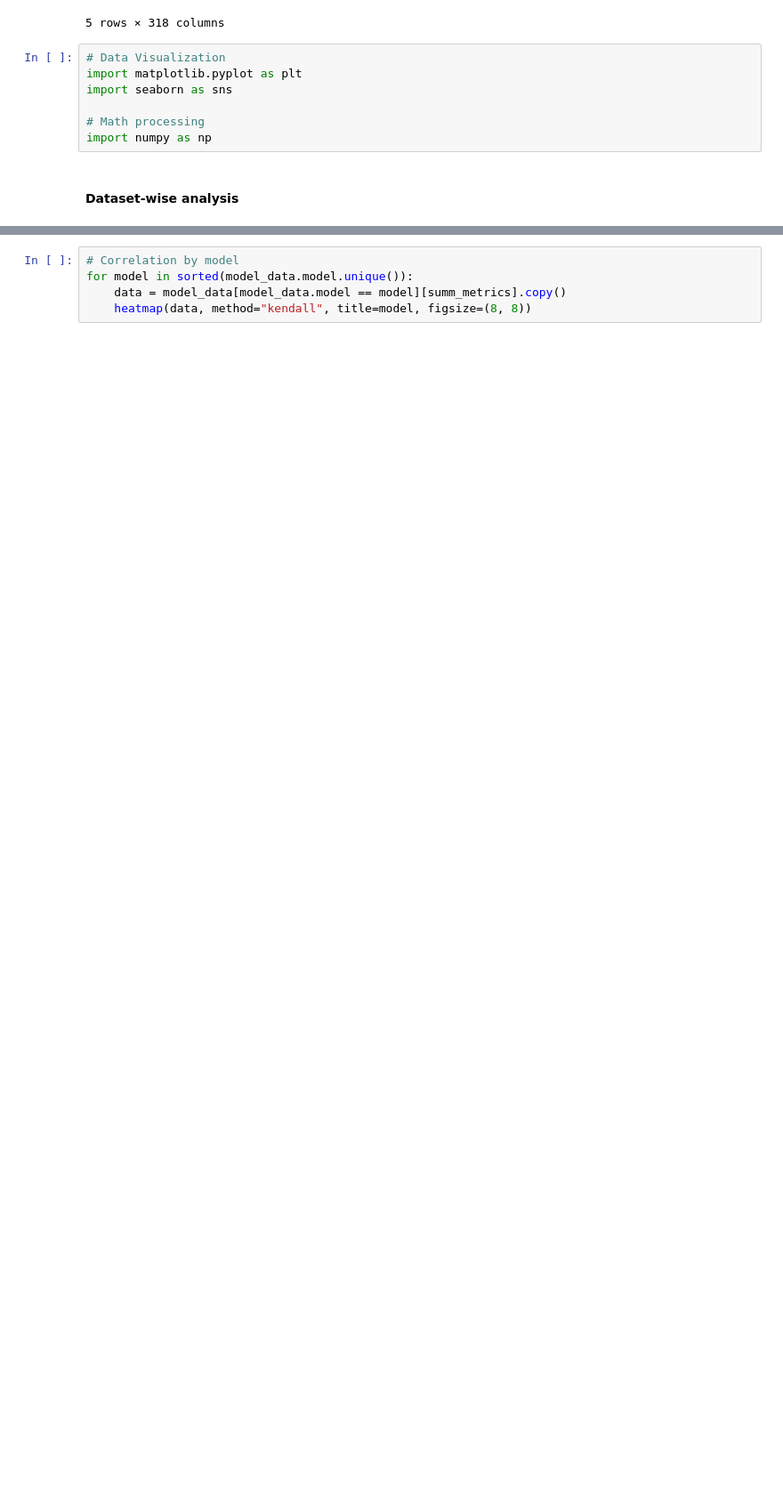
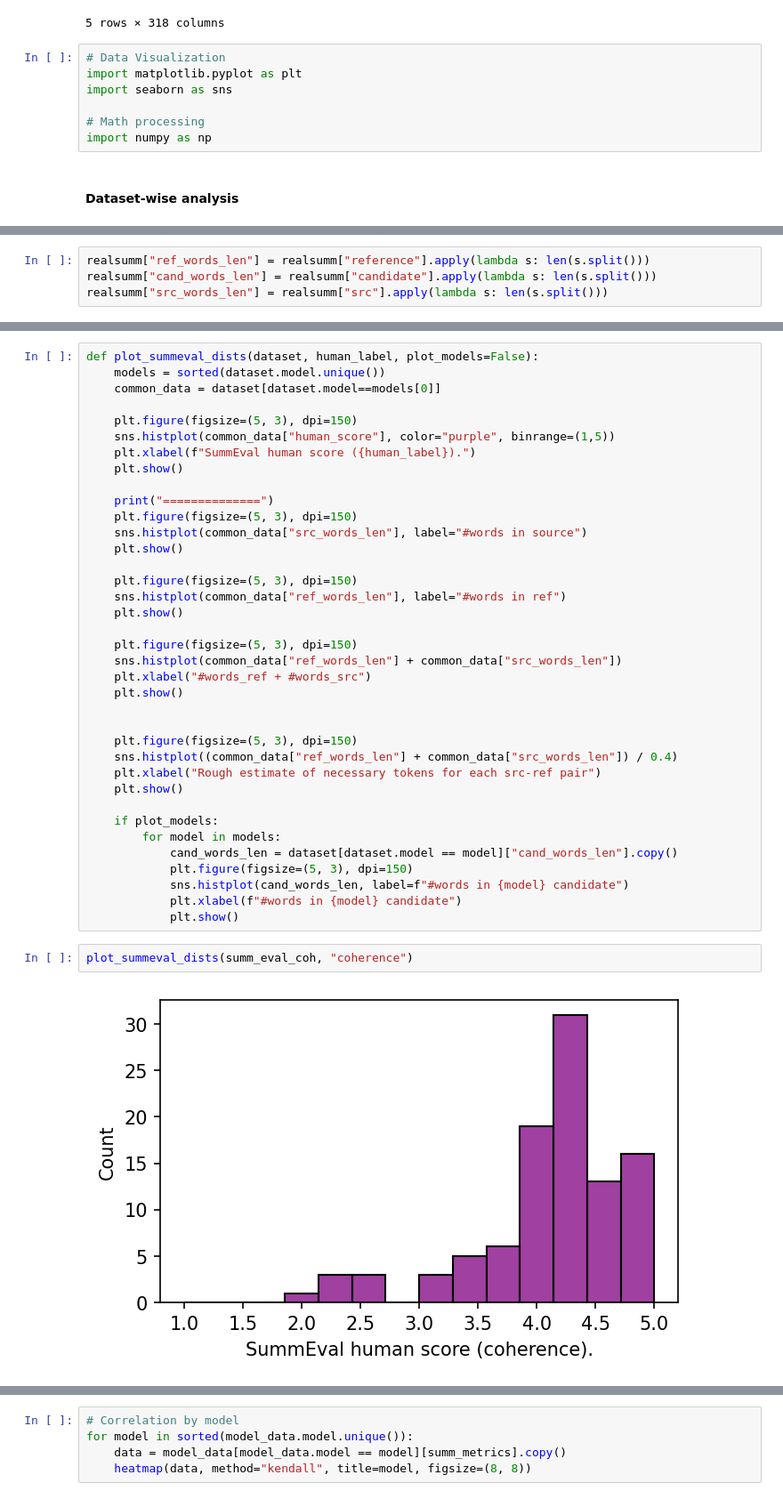
Before and after one commit to PastelBelem8/BARTScore, a Jupyter notebook: analysis.ipynb, the cells around one changed output, grey strips where cells are left out. Shown at 89% size. Drawn from its saved outputs; the diff is of its cells as text; blank space fills up the shorter version.

```diff
--- a/analysis.ipynb
+++ b/analysis.ipynb
@@ -235,0 +208,4 @@ import numpy as np
+# %%
+realsumm["ref_words_len"] = realsumm["reference"].apply(lambda s: len(s.split()))
+realsumm["cand_words_len"] = realsumm["candidate"].apply(lambda s: len(s.split()))
+realsumm["src_words_len"] = realsumm["src"].apply(lambda s: len(s.split()))
@@ -235,0 +279,41 @@ import numpy as np
+# %%
+def plot_summeval_dists(dataset, human_label, plot_models=False):
+    models = sorted(dataset.model.unique())
+    common_data = dataset[dataset.model==models[0]]
+
+    plt.figure(figsize=(5, 3), dpi=150)
+    sns.histplot(common_data["human_score"], color="purple", binrange=(1,5))
+    plt.xlabel(f"SummEval human score ({human_label}).")
+    plt.show()
+
+    print("==============")
+    plt.figure(figsize=(5, 3), dpi=150)
+    sns.histplot(common_data["src_words_len"], label="#words in source")
+    plt.show()
+
+    plt.figure(figsize=(5, 3), dpi=150)
+    sns.histplot(common_data["ref_words_len"], label="#words in ref")
+    plt.show()
+
+    plt.figure(figsize=(5, 3), dpi=150)
+    sns.histplot(common_data["ref_words_len"] + common_data["src_words_len"])
+    plt.xlabel("#words_ref + #words_src")
+    plt.show()
+
+
+    plt.figure(figsize=(5, 3), dpi=150)
+    sns.histplot((common_data["ref_words_len"] + common_data["src_words_len"]) / 0.4)
+    plt.xlabel("Rough estimate of necessary tokens for each src-ref pair")
+    plt.show()
+
+    if plot_models:
+        for model in models:
+            cand_words_len = dataset[dataset.model == model]["cand_words_len"].copy()
+            plt.figure(figsize=(5, 3), dpi=150)
+            sns.histplot(cand_words_len, label=f"#words in {model} candidate")
+            plt.xlabel(f"#words in {model} candidate")
+            plt.show()
+# %%
+plot_summeval_dists(summ_eval_coh, "coherence")
+# %% [output]
+[figure, added]
```
Also changed, not shown: parts of 108 cells of this notebook, 5 other files.
